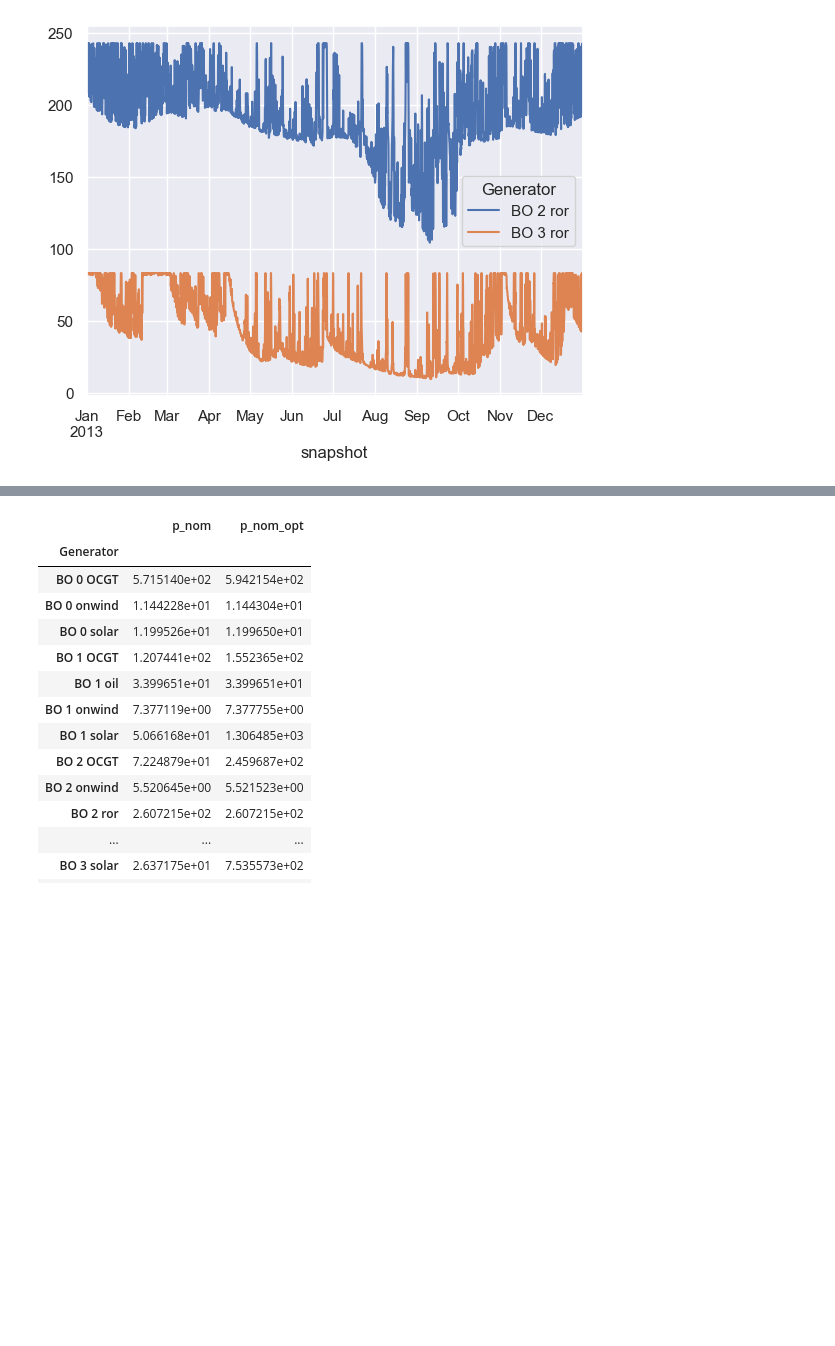
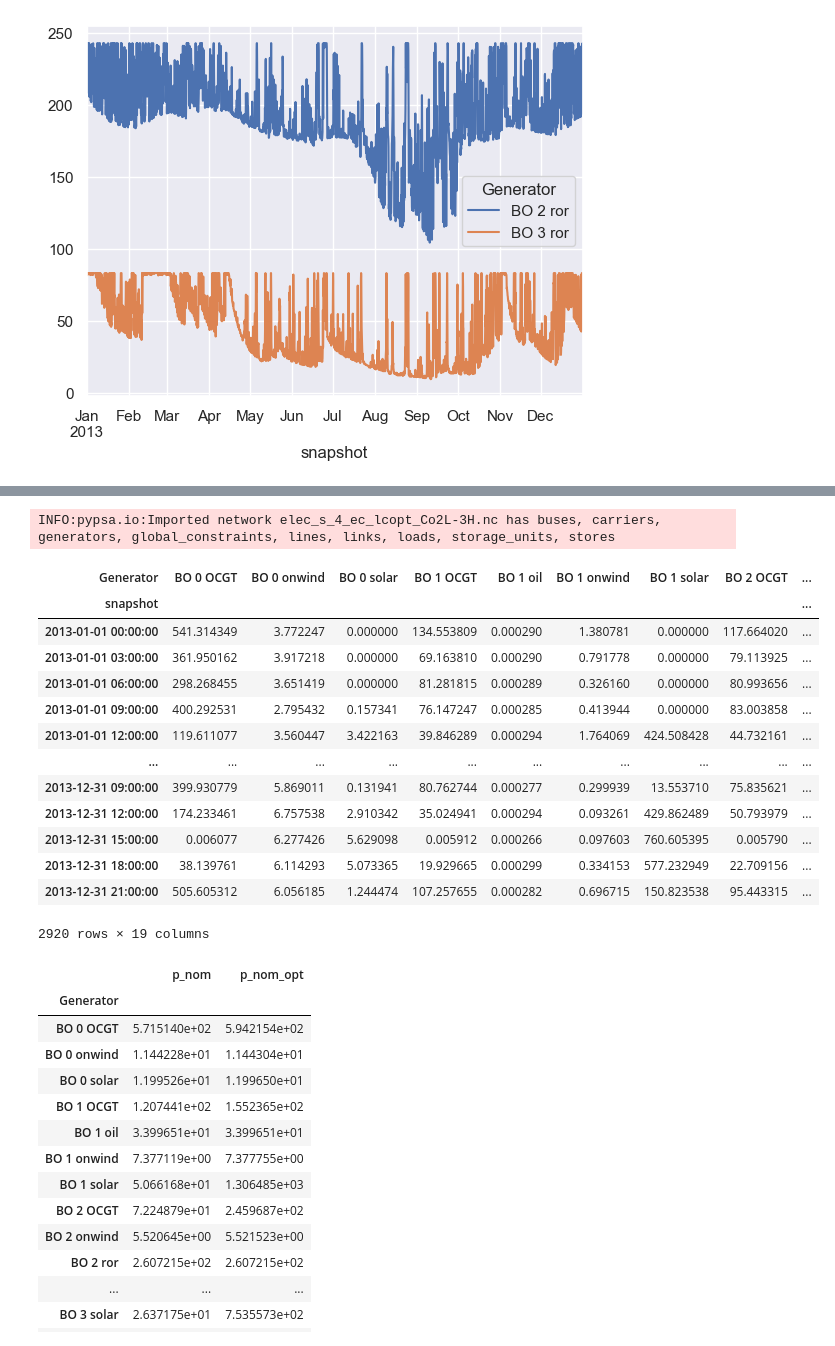
Before and after one commit to hannotteadele/pypsa-earth, a Jupyter notebook: FirstRun_BO/ADELE_modifying_hydro_inflows.ipynb, the cells around one changed output, grey strips where cells are left out. Saved outputs shown, nothing was run; the diff lists cells and outputs as text; code cells hidden in the pictures; blank space fills up the shorter version.

```diff
--- a/FirstRun_BO/ADELE_modifying_hydro_inflows.ipynb
+++ b/FirstRun_BO/ADELE_modifying_hydro_inflows.ipynb
@@ -187,3 +219,27 @@ ror_powerplants.sum().sum()/1e6
+# %%
+solved_4_network = os.getcwd() +  "/results/networks/elec_s_4_ec_lcopt_Co2L-3H.nc"
+n_solve_4 = pypsa.Network(solved_4_network)
+ror_generators = n_solve_4.generators[n_solve_4.generators.carrier == 'ror']
+ror_columns = n_solve_4.generators_t.p.columns[n_solve_4.generators_t.p.columns.isin(ror_generators.index)]
+ror_powerplants = n_solve_4.generators_t.p[ror_columns]
+n_solve_4.generators_t.p
+#ror_powerplants.plot()
+# %% [output]
+INFO:pypsa.io:Imported network elec_s_4_ec_lcopt_Co2L-3H.nc has buses, carriers, generators, global_constraints, lines, links, loads, storage_units, stores
+| Generator | BO 0 OCGT | BO 0 onwind | BO 0 solar | BO 1 OCGT | BO 1 oil | BO 1 onwind | BO 1 solar | BO 2 OCGT | ... |
+| snapshot |  |  |  |  |  |  |  |  | ... |
+| 2013-01-01 00:00:00 | 541.314349 | 3.772247 | 0.000000 | 134.553809 | 0.000290 | 1.380781 | 0.000000 | 117.664020 | ... |
+| 2013-01-01 03:00:00 | 361.950162 | 3.917218 | 0.000000 | 69.163810 | 0.000290 | 0.791778 | 0.000000 | 79.113925 | ... |
+| 2013-01-01 06:00:00 | 298.268455 | 3.651419 | 0.000000 | 81.281815 | 0.000289 | 0.326160 | 0.000000 | 80.993656 | ... |
+| 2013-01-01 09:00:00 | 400.292531 | 2.795432 | 0.157341 | 76.147247 | 0.000285 | 0.413944 | 0.000000 | 83.003858 | ... |
+| 2013-01-01 12:00:00 | 119.611077 | 3.560447 | 3.422163 | 39.846289 | 0.000294 | 1.764069 | 424.508428 | 44.732161 | ... |
+| ... | ... | ... | ... | ... | ... | ... | ... | ... | ... |
+| 2013-12-31 09:00:00 | 399.930779 | 5.869011 | 0.131941 | 80.762744 | 0.000277 | 0.299939 | 13.553710 | 75.835621 | ... |
+| 2013-12-31 12:00:00 | 174.233461 | 6.757538 | 2.910342 | 35.024941 | 0.000294 | 0.093261 | 429.862489 | 50.793979 | ... |
+| 2013-12-31 15:00:00 | 0.006077 | 6.277426 | 5.629098 | 0.005912 | 0.000266 | 0.097603 | 760.605395 | 0.005790 | ... |
+| 2013-12-31 18:00:00 | 38.139761 | 6.114293 | 5.073365 | 19.929665 | 0.000299 | 0.334153 | 577.232949 | 22.709156 | ... |
+| 2013-12-31 21:00:00 | 505.605312 | 6.056185 | 1.244474 | 107.257655 | 0.000282 | 0.696715 | 150.823538 | 95.443315 | ... |
+2920 rows × 19 columns
 # %%
 n_solve_4.generators[['p_nom','p_nom_opt']]
 # %% [output]
```
Also changed, not shown: parts of 13 cells of this notebook, 11 other files.
